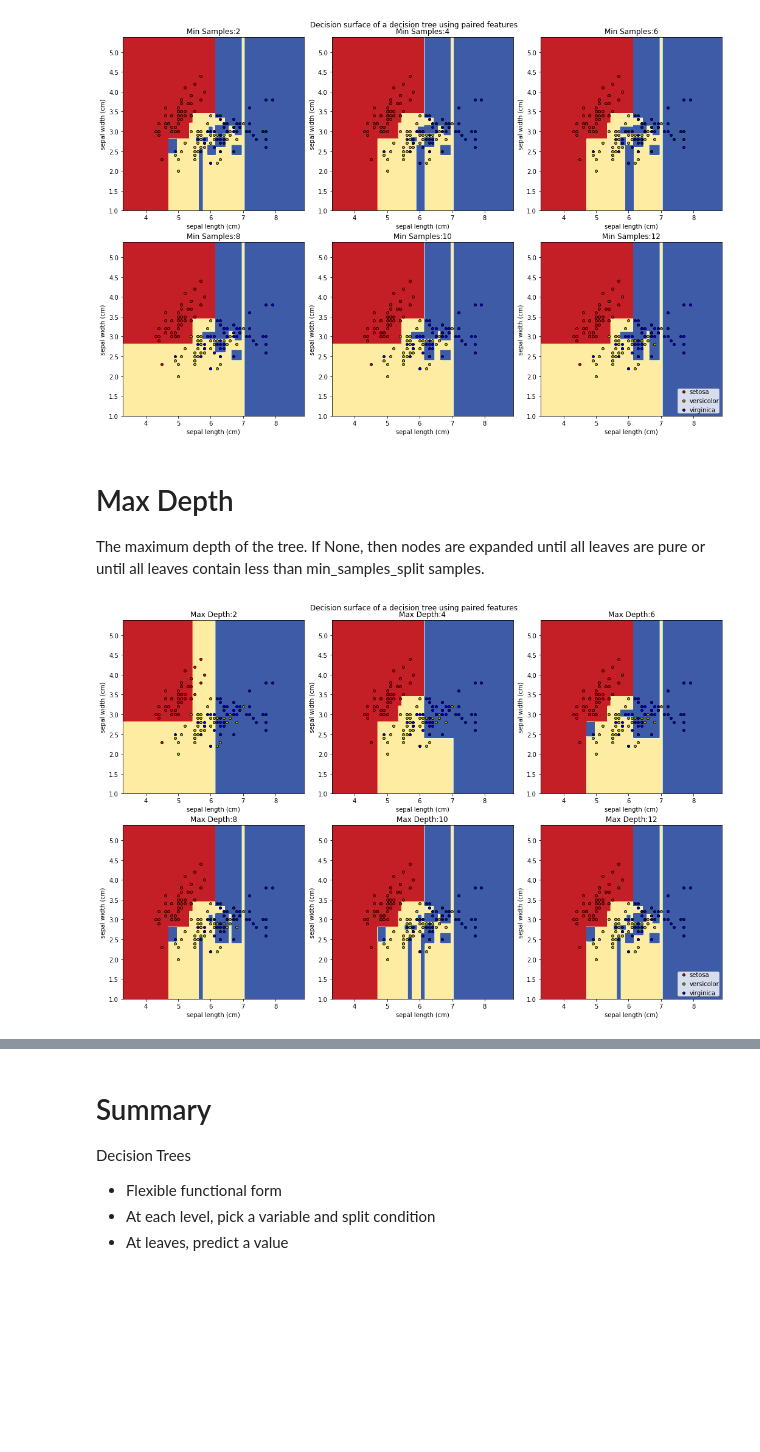
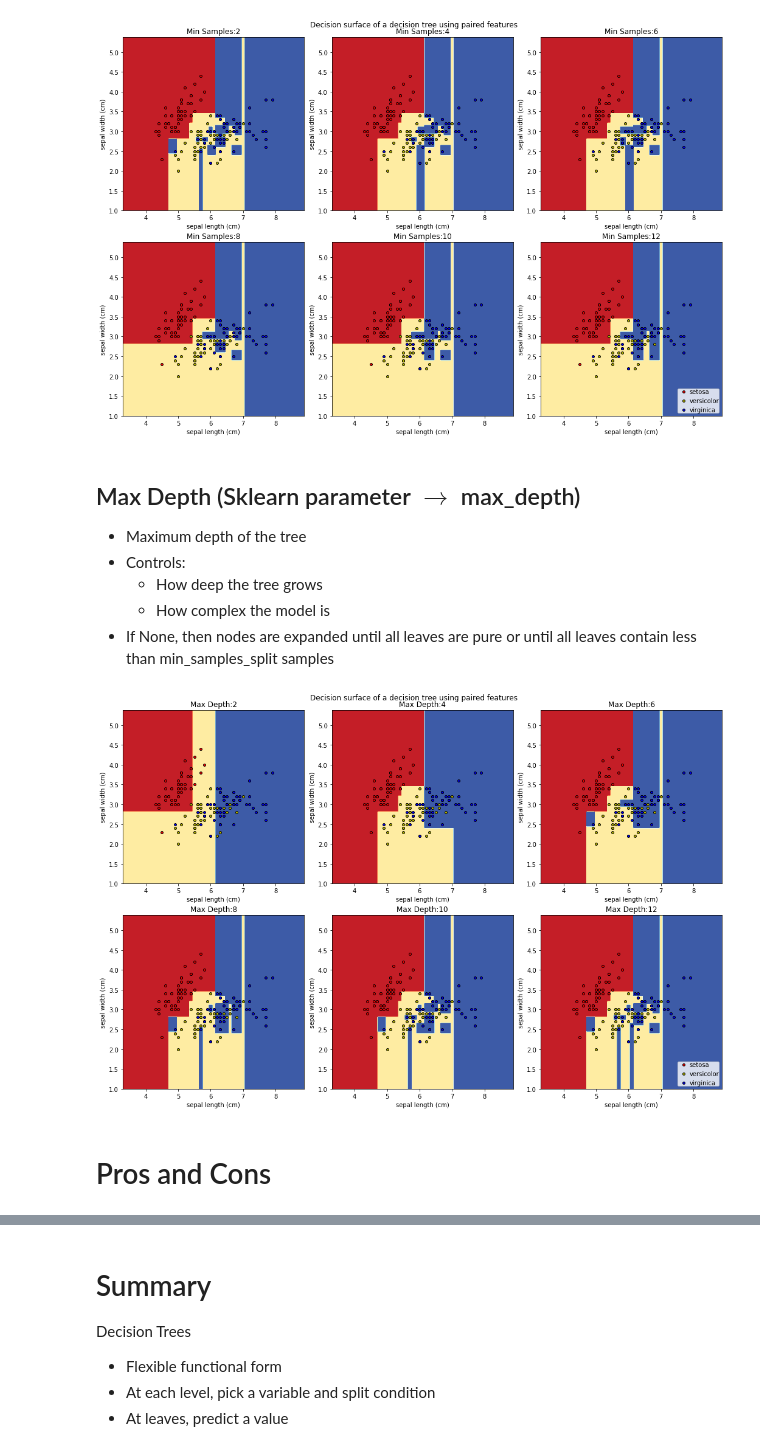
Before and after one commit to jordanott/DataScience, a Jupyter notebook: Notebooks/Decision Trees.ipynb, the cells around one changed output, grey strips where cells are left out. Drawn from its saved outputs; the diff is of its cells as text; code cells hidden in the pictures; blank space fills up the shorter version.

```diff
--- a/Notebooks/Decision Trees.ipynb
+++ b/Notebooks/Decision Trees.ipynb
@@ -185,42 +198,31 @@ The minimum number of samples required to split an internal node
 # %%
-# Load data
-iris = load_iris()
-X = iris.data[:, :2]
-y = iris.target
-
 fig = plt.figure(figsize=(15,10))
 for pairidx, min_samples in enumerate(np.arange(2,13,2)):
-    # We only take the two corresponding features
-    X = iris.data[:, :2]
-    y = iris.target
-
-    # Train
-    clf = tree.DecisionTreeClassifier(min_samples_split=min_samples).fit(X, y)
-
+    X = iris.data[:, :2]; y = iris.target # We only take the two corresponding features
+    clf = tree.DecisionTreeClassifier(min_samples_split=min_samples).fit(X, y) # Train
     helper.display_classification_boundary(clf,pairidx,'Min Samples:'+str(min_samples),iris,X,y)
-
-
 plt.suptitle("Decision surface of a decision tree using paired features")
 plt.legend(loc='lower right', borderpad=0, handletextpad=0)
-plt.axis("tight")
-plt.show()
+plt.axis("tight");plt.show()
 # %% [output]
 [figure]
 # %% [markdown]
-# Max Depth
-The maximum depth of the tree. If None, then nodes are expanded until all leaves are pure or until all leaves contain less than min_samples_split samples.
+## Max Depth (Sklearn parameter $\rightarrow$ max_depth)
+* Maximum depth of the tree
+* Controls:
+    * How deep the tree grows
+    * How complex the model is
+* If None, then nodes are expanded until all leaves are pure or until all leaves contain less than min_samples_split samples
 # %%
 fig = plt.figure(figsize=(15,10))
 for pairidx, max_depth in enumerate(np.arange(2,13,2)):
-    # Train
     clf = tree.DecisionTreeClassifier(max_depth=max_depth).fit(X, y)
-
     helper.display_classification_boundary(clf,pairidx,'Max Depth:'+str(max_depth),iris,X,y)
-
 plt.suptitle("Decision surface of a decision tree using paired features")
 plt.legend(loc='lower right', borderpad=0, handletextpad=0)
-plt.axis("tight")
-plt.show()
+plt.axis("tight"); plt.show()
 # %% [output]
-[figure, old version]
+[figure, new version]
+# %% [markdown]
+# Pros and Cons
 # %% [markdown]
```
Also changed, not shown: parts of 21 cells of this notebook.
